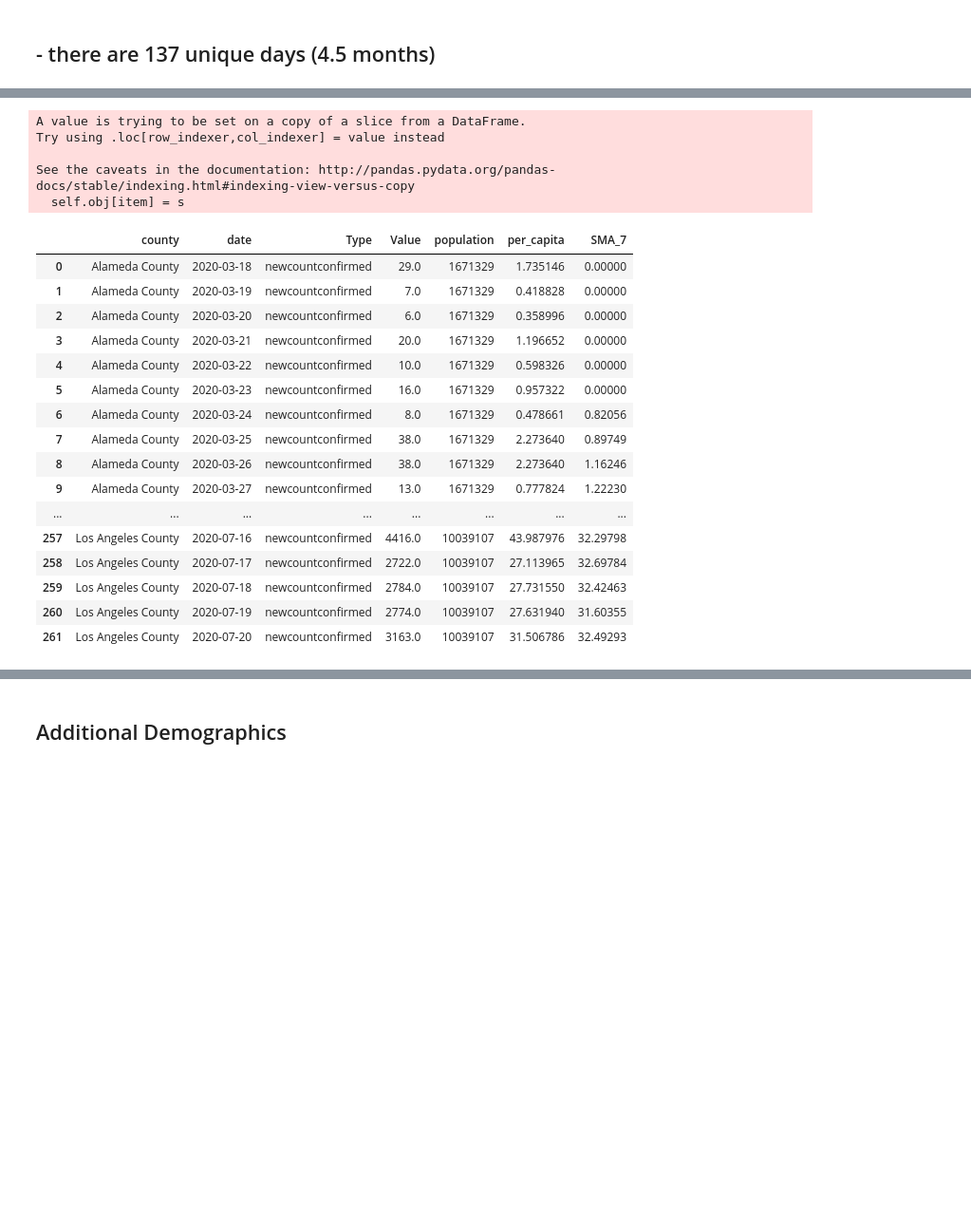
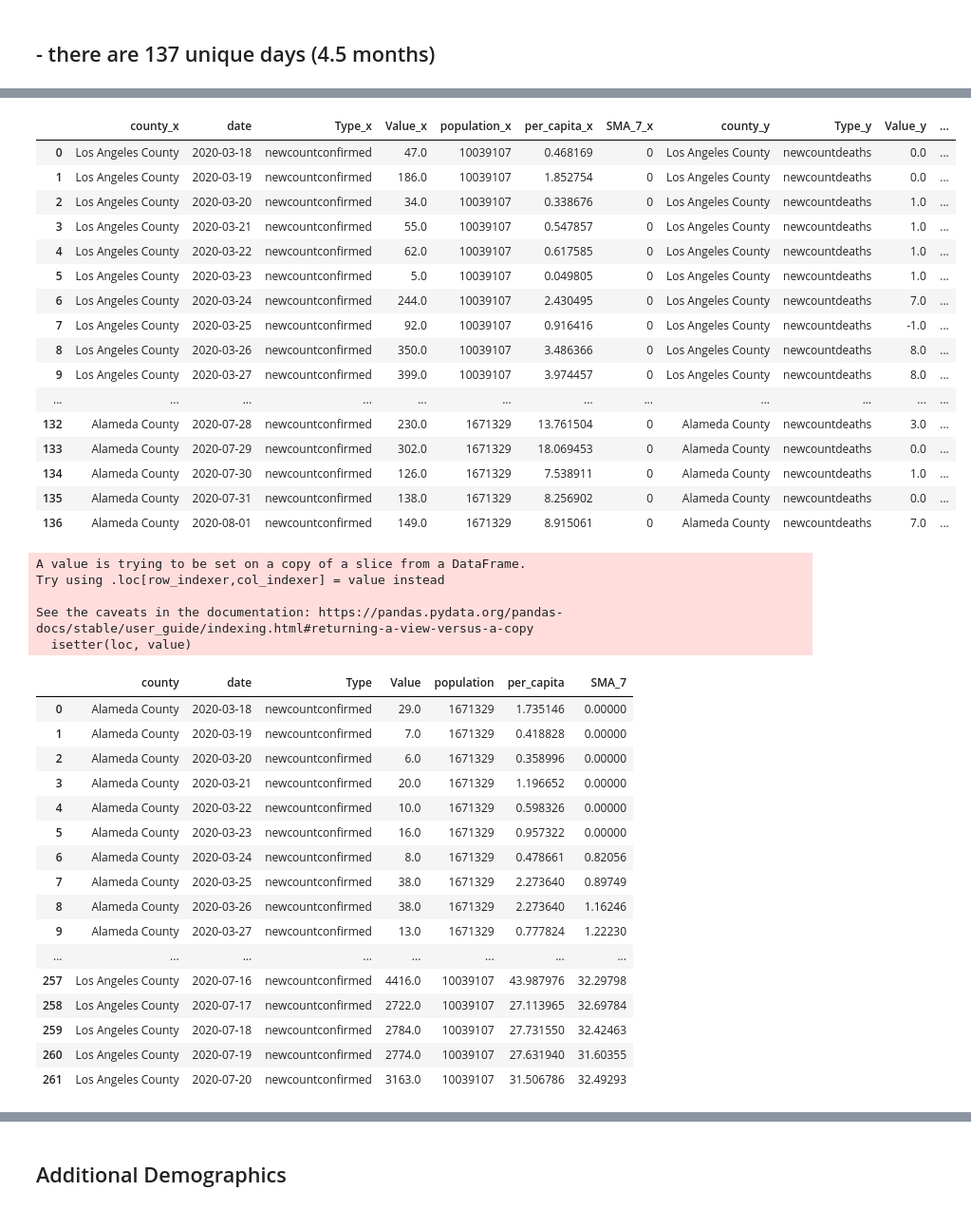
Before and after one commit to marvtchan/COVID-19, a Jupyter notebook: coronavirus.ipynb, the cells around one changed output, grey strips where cells are left out. Shown at 95% size. Saved outputs shown, nothing was run; the diff lists cells and outputs as text; code cells hidden in the pictures; blank space fills up the shorter version.

```diff
--- a/coronavirus.ipynb
+++ b/coronavirus.ipynb
@@ -4,14 +4,6 @@ import numpy as np
 from numpy import median, average
 import seaborn as sns
 import matplotlib.pyplot as plt
-
-import sqlite3
-from sqlalchemy import create_engine, select, MetaData, Table, Integer, String, inspect, Column, ForeignKey
-import os
-
-pd.set_option('display.max_rows', 3000)
-pd.set_option('display.max_columns', 300)
-pd.set_option('display.width', 1000)
 # %%
 import altair as alt
 # %%
@@ -68,3 +123,29 @@ See the caveats in the documentation: http://pandas.pydata.org/pandas-docs/stabl
+# %%
+alameda_death_percent = alameda_case.merge(alameda_death, on='date')
+alameda_death_percent['death_percent'] = alameda_death_percent['SMA_7_y'] / alameda_death_percent['SMA_7_x']
+la_death_percent = la_case.merge(la_death, on='date')
+la_death_percent['death_percent'] = la_death_percent['SMA_7_y'] / la_death_percent['SMA_7_x']
+death = [la_death_percent, alameda_death_percent]
+death_percent = pd.concat(death)
+death_percent
+# %% [output]
+|  | county_x | date | Type_x | Value_x | population_x | per_capita_x | SMA_7_x | county_y | Type_y | Value_y | ... |
+| 0 | Los Angeles County | 2020-03-18 | newcountconfirmed | 47.0 | 10039107 | 0.468169 | 0 | Los Angeles County | newcountdeaths | 0.0 | ... |
+| 1 | Los Angeles County | 2020-03-19 | newcountconfirmed | 186.0 | 10039107 | 1.852754 | 0 | Los Angeles County | newcountdeaths | 0.0 | ... |
+| 2 | Los Angeles County | 2020-03-20 | newcountconfirmed | 34.0 | 10039107 | 0.338676 | 0 | Los Angeles County | newcountdeaths | 1.0 | ... |
+| 3 | Los Angeles County | 2020-03-21 | newcountconfirmed | 55.0 | 10039107 | 0.547857 | 0 | Los Angeles County | newcountdeaths | 1.0 | ... |
+| 4 | Los Angeles County | 2020-03-22 | newcountconfirmed | 62.0 | 10039107 | 0.617585 | 0 | Los Angeles County | newcountdeaths | 1.0 | ... |
+| 5 | Los Angeles County | 2020-03-23 | newcountconfirmed | 5.0 | 10039107 | 0.049805 | 0 | Los Angeles County | newcountdeaths | 1.0 | ... |
+| 6 | Los Angeles County | 2020-03-24 | newcountconfirmed | 244.0 | 10039107 | 2.430495 | 0 | Los Angeles County | newcountdeaths | 7.0 | ... |
+| 7 | Los Angeles County | 2020-03-25 | newcountconfirmed | 92.0 | 10039107 | 0.916416 | 0 | Los Angeles County | newcountdeaths | -1.0 | ... |
+| 8 | Los Angeles County | 2020-03-26 | newcountconfirmed | 350.0 | 10039107 | 3.486366 | 0 | Los Angeles County | newcountdeaths | 8.0 | ... |
+| 9 | Los Angeles County | 2020-03-27 | newcountconfirmed | 399.0 | 10039107 | 3.974457 | 0 | Los Angeles County | newcountdeaths | 8.0 | ... |
+| ... | ... | ... | ... | ... | ... | ... | ... | ... | ... | ... | ... |
+| 132 | Alameda County | 2020-07-28 | newcountconfirmed | 230.0 | 1671329 | 13.761504 | 0 | Alameda County | newcountdeaths | 3.0 | ... |
+| 133 | Alameda County | 2020-07-29 | newcountconfirmed | 302.0 | 1671329 | 18.069453 | 0 | Alameda County | newcountdeaths | 0.0 | ... |
+| 134 | Alameda County | 2020-07-30 | newcountconfirmed | 126.0 | 1671329 | 7.538911 | 0 | Alameda County | newcountdeaths | 1.0 | ... |
+| 135 | Alameda County | 2020-07-31 | newcountconfirmed | 138.0 | 1671329 | 8.256902 | 0 | Alameda County | newcountdeaths | 0.0 | ... |
+| 136 | Alameda County | 2020-08-01 | newcountconfirmed | 149.0 | 1671329 | 8.915061 | 0 | Alameda County | newcountdeaths | 7.0 | ... |
 # %%
 def simple_moving_ave(df):
     for i in range (0, df.shape[0]-6):
@@ -79,8 +160,8 @@ result
 A value is trying to be set on a copy of a slice from a DataFrame.
 Try using .loc[row_indexer,col_indexer] = value instead
 
-See the caveats in the documentation: http://pandas.pydata.org/pandas-docs/stable/indexing.html#indexing-view-versus-copy
-  self.obj[item] = s
+See the caveats in the documentation: https://pandas.pydata.org/pandas-docs/stable/user_guide/indexing.html#returning-a-view-versus-a-copy
+  isetter(loc, value)
 |  | county | date | Type | Value | population | per_capita | SMA_7 |
 | 0 | Alameda County | 2020-03-18 | newcountconfirmed | 29.0 | 1671329 | 1.735146 | 0.00000 |
 | 1 | Alameda County | 2020-03-19 | newcountconfirmed | 7.0 | 1671329 | 0.418828 | 0.00000 |
```
Also changed, not shown: parts of 6 cells of this notebook, 23 other files.
